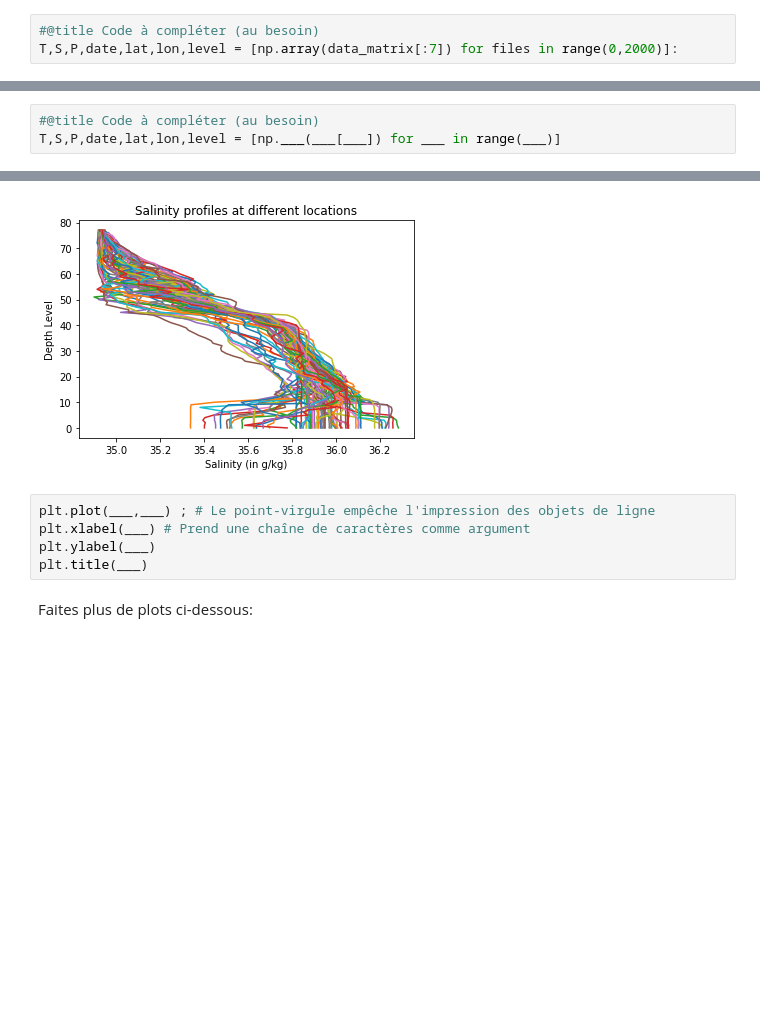
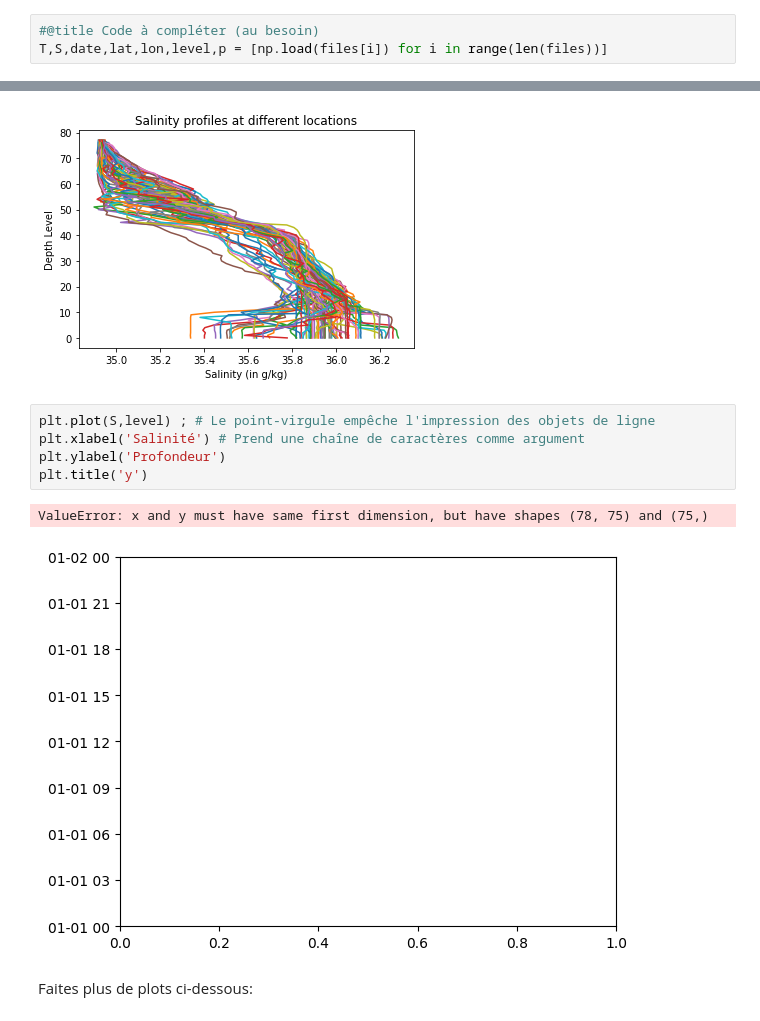
Before and after one commit to draposo88/2024_Geoinformatique_I, a Jupyter notebook: Geoinformatique_I/IP/Exercices_IP/S4_IP_exercice.ipynb, the cells around one changed output, grey strips where cells are left out. Cells and saved outputs as stored; diff of their text form; blank space fills up the shorter version.

```diff
--- a/Geoinformatique_I/IP/Exercices_IP/S4_IP_exercice.ipynb
+++ b/Geoinformatique_I/IP/Exercices_IP/S4_IP_exercice.ipynb
@@ -70,4 +79,4 @@ print(files)
 Ensuite, chargez les fichiers sous forme de tableaux `numpy`, par exemple en utilisant la compréhension de liste
 # %%
 #@title Code à compléter (au besoin)
-T,S,P,date,lat,lon,level = [np.array(data_matrix[:7]) for files in range(0,2000)]:
+T,S,date,lat,lon,level,p = [np.load(files[i]) for i in range(len(files))]
@@ -76,6 +83,3 @@ NameError: name 'data_matrix' is not defined
-# %%
-#@title Code à compléter (au besoin)
-T,S,P,date,lat,lon,level = [np.___(___[___]) for ___ in range(___)]
 # %% [markdown]
 **Q2) Recréez le tableau `level` en utilisant `np.arange` et `np.linspace`**.
 
@@ -187,10 +248,13 @@ Conseil 2 : Chaque graphique doit avoir une ligne pour chaque colonne de donnée
 # %% [markdown]
 ![Salinity_example.png](embedded-picture-1)
 # %%
-plt.plot(___,___) ; # Le point-virgule empêche l'impression des objets de ligne
-plt.xlabel(___) # Prend une chaîne de caractères comme argument
-plt.ylabel(___)
-plt.title(___)
+plt.plot(S,level) ; # Le point-virgule empêche l'impression des objets de ligne
+plt.xlabel('Salinité') # Prend une chaîne de caractères comme argument
+plt.ylabel('Profondeur')
+plt.title('y')
+# %% [output]
+ValueError: x and y must have same first dimension, but have shapes (78, 75) and (75,)
+[figure, added]
 # %% [markdown]
 Faites plus de plots ci-dessous:
 # %% [markdown]
```
Also changed, not shown: parts of 16 cells of this notebook.
